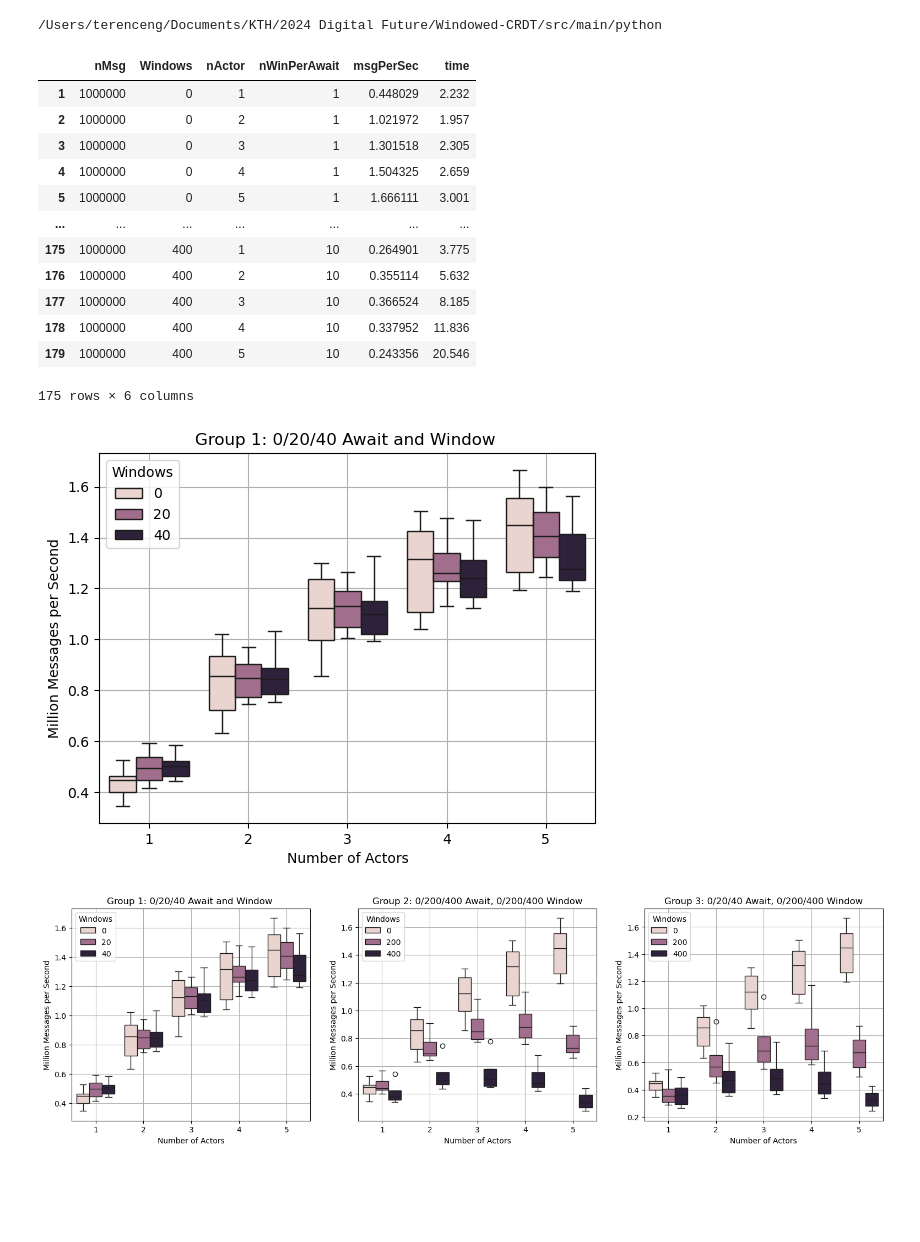
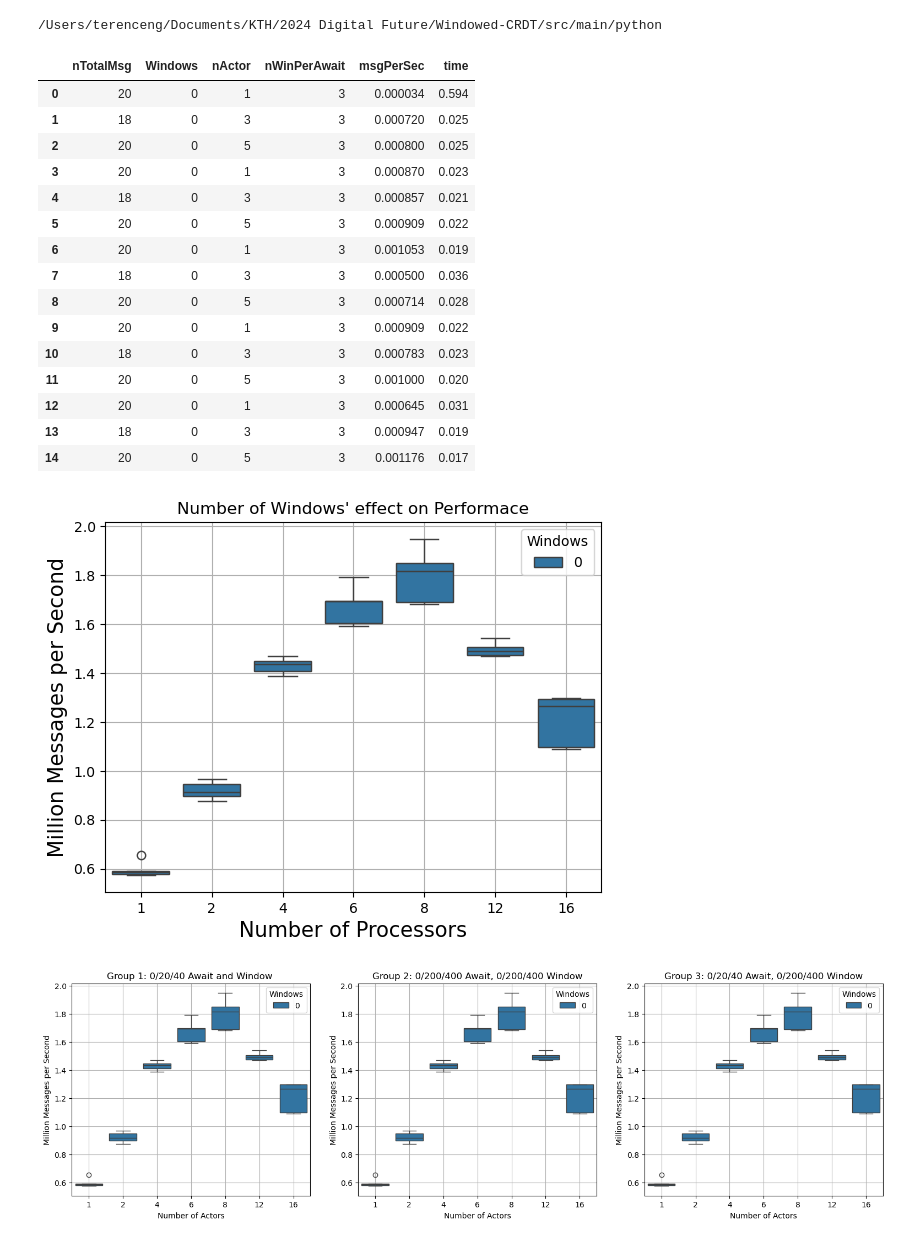
Before and after one commit to TerenceNg03/Windowed-CRDT, a Jupyter notebook: src/main/python/plot.ipynb, the cells around one changed output. Saved outputs shown, nothing was run; the diff lists cells and outputs as text; code cells hidden in the pictures; blank space fills up the shorter version.

```diff
--- a/src/main/python/plot.ipynb
+++ b/src/main/python/plot.ipynb
@@ -7,50 +7,55 @@ import pandas as pd
 import seaborn as sns
 # %%
 print(os.getcwd())
-with open('../../../target/result.json') as f:
-    data = json.load(f)
+with open('../../../result.json') as f:
+    lines = f.readlines()
+    data = list(map(lambda s:json.loads(s), lines))
     dfAll = pd.DataFrame(data)
 
-dfAll = dfAll.loc[dfAll['nMsg']==1_000_000]
+dfAll = dfAll.loc[dfAll['nTotalMsg']!=9999999]
 dfAll['msgPerSec'] = dfAll['msgPerSec'].apply(lambda x: x /1_000_000)
 dfAll = dfAll.rename(columns={'nWin': 'Windows'})
 dfAll
 # %% [output]
 /Users/terenceng/Documents/KTH/2024 Digital Future/Windowed-CRDT/src/main/python
-|  | nMsg | Windows | nActor | nWinPerAwait | msgPerSec | time |
-| 1 | 1000000 | 0 | 1 | 1 | 0.448029 | 2.232 |
-| 2 | 1000000 | 0 | 2 | 1 | 1.021972 | 1.957 |
-| 3 | 1000000 | 0 | 3 | 1 | 1.301518 | 2.305 |
-| 4 | 1000000 | 0 | 4 | 1 | 1.504325 | 2.659 |
-| 5 | 1000000 | 0 | 5 | 1 | 1.666111 | 3.001 |
-| ... | ... | ... | ... | ... | ... | ... |
-| 175 | 1000000 | 400 | 1 | 10 | 0.264901 | 3.775 |
-| 176 | 1000000 | 400 | 2 | 10 | 0.355114 | 5.632 |
-| 177 | 1000000 | 400 | 3 | 10 | 0.366524 | 8.185 |
-| 178 | 1000000 | 400 | 4 | 10 | 0.337952 | 11.836 |
-| 179 | 1000000 | 400 | 5 | 10 | 0.243356 | 20.546 |
+|  | nTotalMsg | Windows | nActor | nWinPerAwait | msgPerSec | time |
+| 0 | 20 | 0 | 1 | 3 | 0.000034 | 0.594 |
+| 1 | 18 | 0 | 3 | 3 | 0.000720 | 0.025 |
+| 2 | 20 | 0 | 5 | 3 | 0.000800 | 0.025 |
+| 3 | 20 | 0 | 1 | 3 | 0.000870 | 0.023 |
+| 4 | 18 | 0 | 3 | 3 | 0.000857 | 0.021 |
+| 5 | 20 | 0 | 5 | 3 | 0.000909 | 0.022 |
+| 6 | 20 | 0 | 1 | 3 | 0.001053 | 0.019 |
+| 7 | 18 | 0 | 3 | 3 | 0.000500 | 0.036 |
+| 8 | 20 | 0 | 5 | 3 | 0.000714 | 0.028 |
+| 9 | 20 | 0 | 1 | 3 | 0.000909 | 0.022 |
+| 10 | 18 | 0 | 3 | 3 | 0.000783 | 0.023 |
+| 11 | 20 | 0 | 5 | 3 | 0.001000 | 0.020 |
+| 12 | 20 | 0 | 1 | 3 | 0.000645 | 0.031 |
+| 13 | 18 | 0 | 3 | 3 | 0.000947 | 0.019 |
+| 14 | 20 | 0 | 5 | 3 | 0.001176 | 0.017 |
-175 rows × 6 columns
 # %%
 fig, ax = plt.subplots()
-
-df = dfAll.loc[dfAll['nWinPerAwait']==1].loc[dfAll['Windows'].isin([0,20,40])]
+# sns.set(font_scale=1.1)
+df = dfAll.loc[dfAll['nWinPerAwait']==1]#.loc[dfAll['Windows'].isin([0,20,200])]
 df = df[['nActor', 'msgPerSec','Windows']]
 p = sns.boxplot(
     x='nActor',
     y='msgPerSec',
     data=df,
     ax = ax,
     hue='Windows'
     )
 
-ax.set_xlabel('Number of Actors')
-ax.set_ylabel('Million Messages per Second')
+ax.set_xlabel('Number of Processors', fontsize=15)
+ax.set_ylabel('Million Messages per Second', fontsize=15)
 
 ax.grid()
-ax.title.set_text('Group 1: 0/20/40 Await and Window ')
+ax.title.set_text('Number of Windows\' effect on Performace')
 plt.show()
+fig.savefig('../../../target/pre.png', dpi=300)
 # %% [output]
-[figure, old version]
+[figure, new version]
 # %%
 fig, axs = plt.subplots(1, 3, figsize = (19,5))
 
@@ -115,4 +120,4 @@ ax.title.set_text('Group 3: 0/20/40 Await, 0/200/400 Window')
 plt.show()
 fig.savefig('../../../target/result.png', dpi=300)
 # %% [output]
-[figure, old version]
+[figure, new version]
```
Also changed, not shown: 8 other files.
